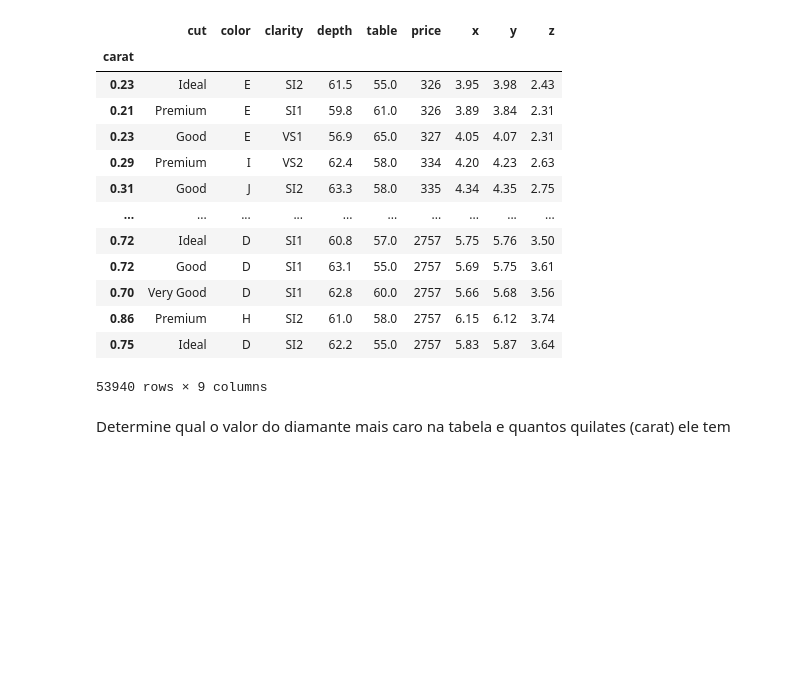
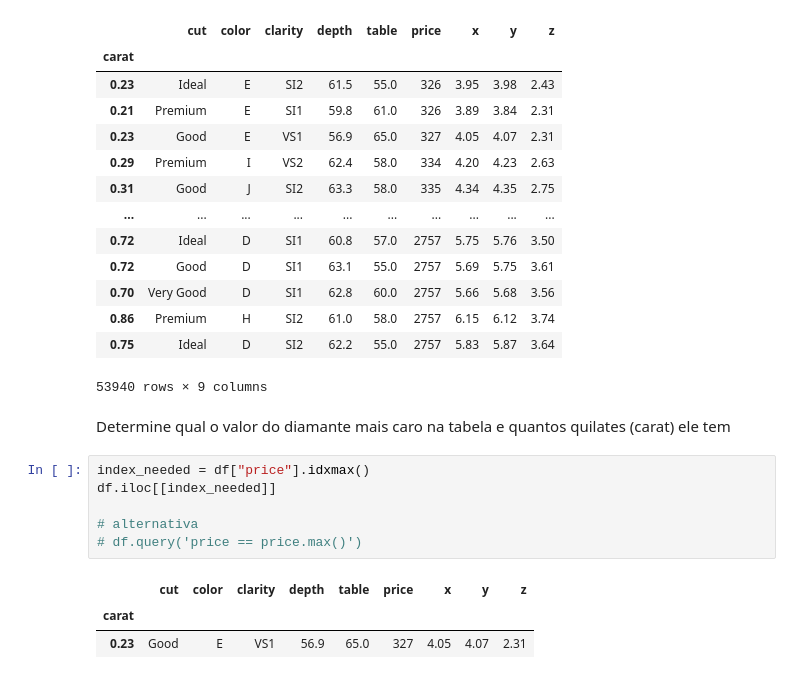
Before and after one commit to valuedriven/dataanalysis, a Jupyter notebook: exercicio_pandas_complementar.ipynb, the cells around one changed output. Cells and saved outputs as stored; diff of their text form; blank space fills up the shorter version.

```diff
--- a/exercicio_pandas_complementar.ipynb
+++ b/exercicio_pandas_complementar.ipynb
@@ -40,3 +40,13 @@ df
 53940 rows × 9 columns
 # %% [markdown]
 Determine qual o valor do diamante mais caro na tabela e quantos quilates (carat) ele tem
+# %%
+index_needed = df["price"].idxmax()
+df.iloc[[index_needed]]
+
+# alternativa
+# df.query('price == price.max()')
+# %% [output]
+|  | cut | color | clarity | depth | table | price | x | y | z |
+| carat |  |  |  |  |  |  |  |  |  |
+| 0.23 | Good | E | VS1 | 56.9 | 65.0 | 327 | 4.05 | 4.07 | 2.31 |
```
Also changed, not shown: parts of 11 cells of this notebook.
